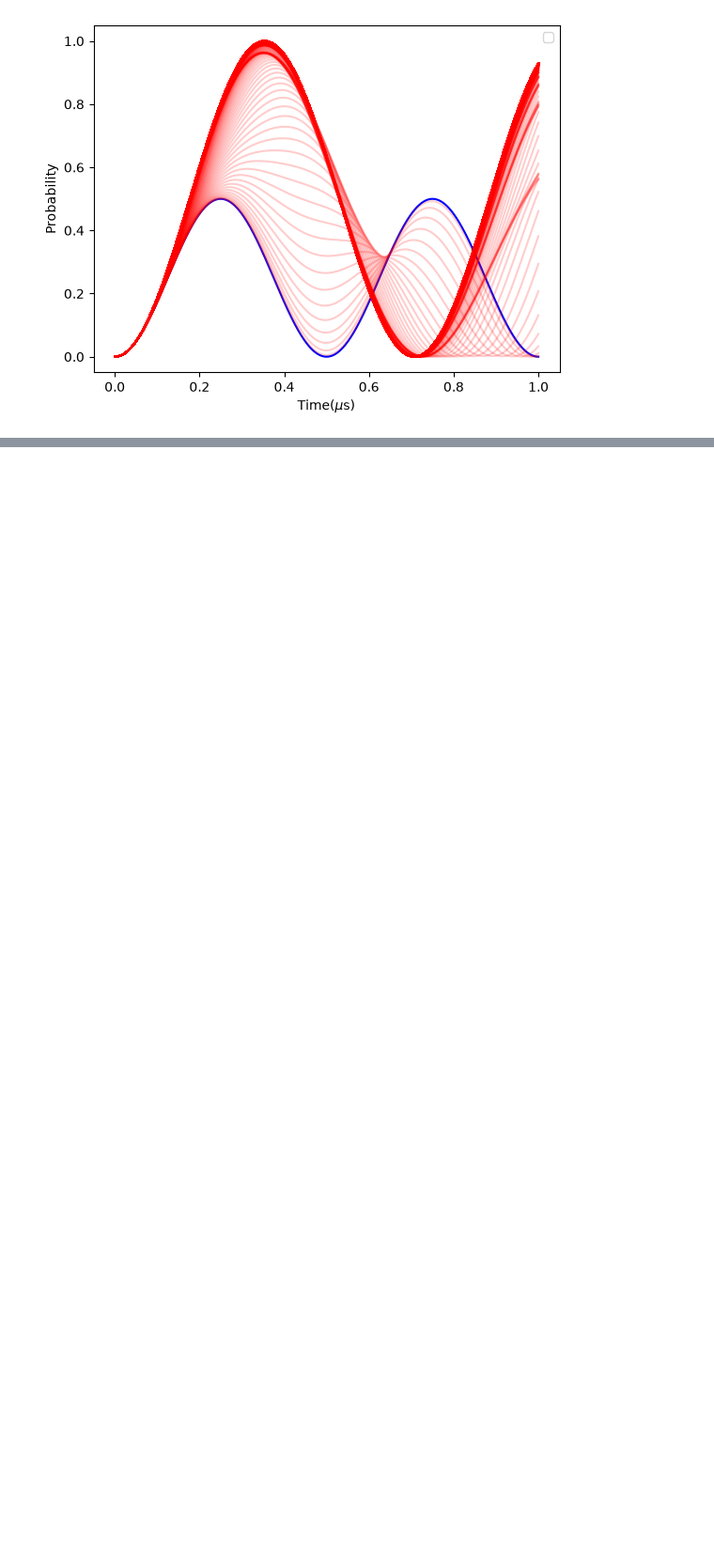
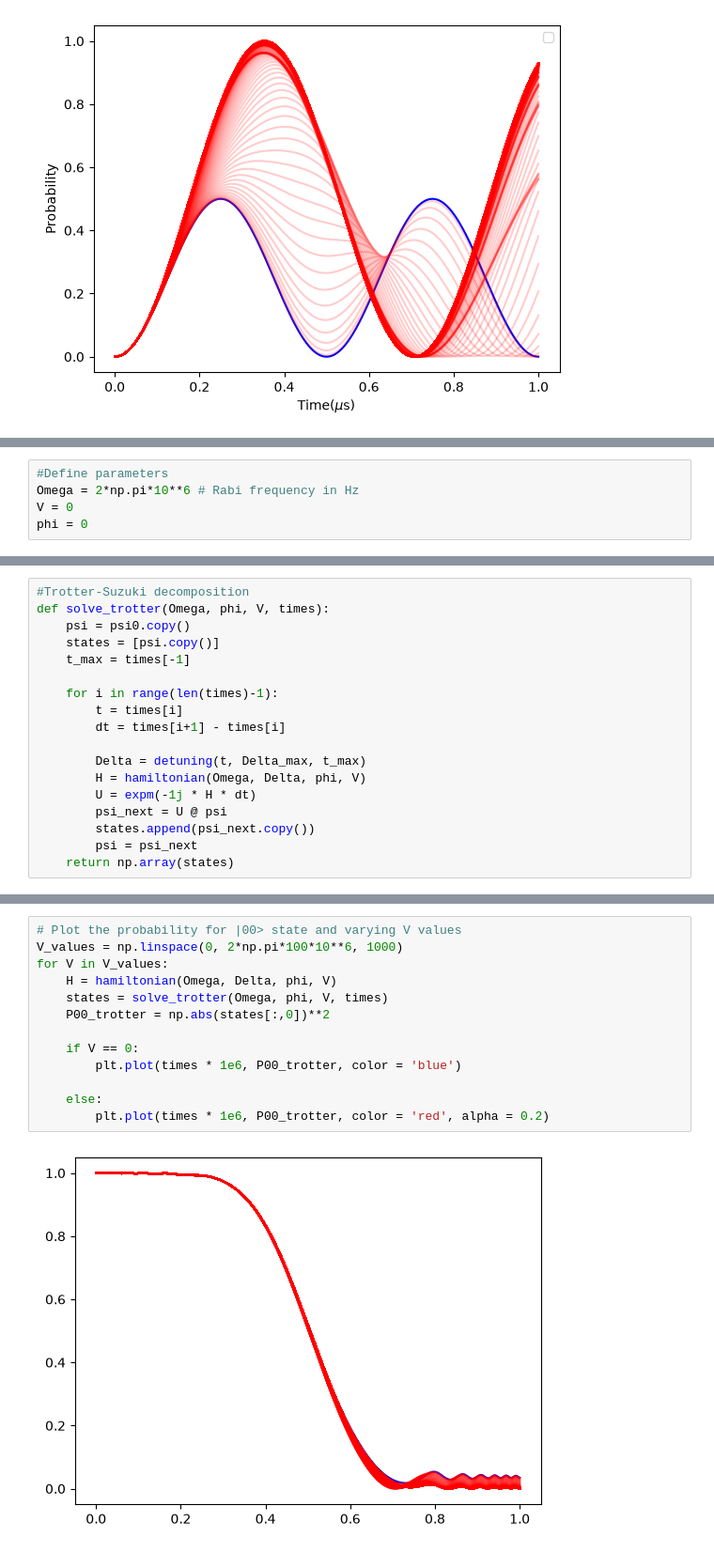
Before and after one commit to oscarfry05/Computing-Project, a Jupyter notebook: Milestone.ipynb, the cells around one changed output, grey strips where cells are left out. Shown at 94% size. Saved outputs shown, nothing was run; the diff lists cells and outputs as text; blank space fills up the shorter version.

```diff
--- a/Milestone.ipynb
+++ b/Milestone.ipynb
@@ -165,0 +173,5 @@ plt.show()
+# %%
+#Define parameters
+Omega = 2*np.pi*10**6 # Rabi frequency in Hz
+V = 0
+phi = 0
@@ -165,0 +180,18 @@ plt.show()
+# %%
+#Trotter-Suzuki decomposition
+def solve_trotter(Omega, phi, V, times):
+    psi = psi0.copy()
+    states = [psi.copy()]
+    t_max = times[-1]
+
+    for i in range(len(times)-1):
+        t = times[i]
+        dt = times[i+1] - times[i]
+
+        Delta = detuning(t, Delta_max, t_max)
+        H = hamiltonian(Omega, Delta, phi, V)
+        U = expm(-1j * H * dt)
+        psi_next = U @ psi
+        states.append(psi_next.copy())
+        psi = psi_next
+    return np.array(states)
@@ -165,0 +210,15 @@ plt.show()
+# %%
+# Plot the probability for |00> state and varying V values
+V_values = np.linspace(0, 2*np.pi*100*10**6, 1000)
+for V in V_values:
+    H = hamiltonian(Omega, Delta, phi, V)
+    states = solve_trotter(Omega, phi, V, times)
+    P00_trotter = np.abs(states[:,0])**2
+
+    if V == 0:
+        plt.plot(times * 1e6, P00_trotter, color = 'blue')
+
+    else:
+        plt.plot(times * 1e6, P00_trotter, color = 'red', alpha = 0.2)
+# %% [output]
+[figure, added]
```
Also changed, not shown: parts of 9 cells of this notebook.
